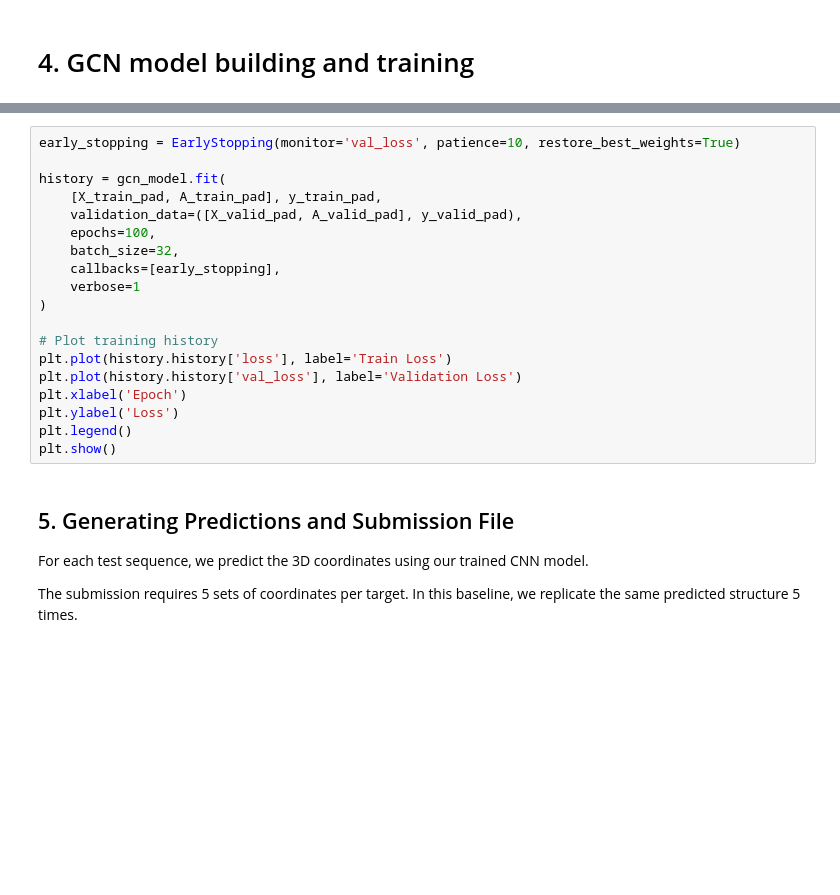
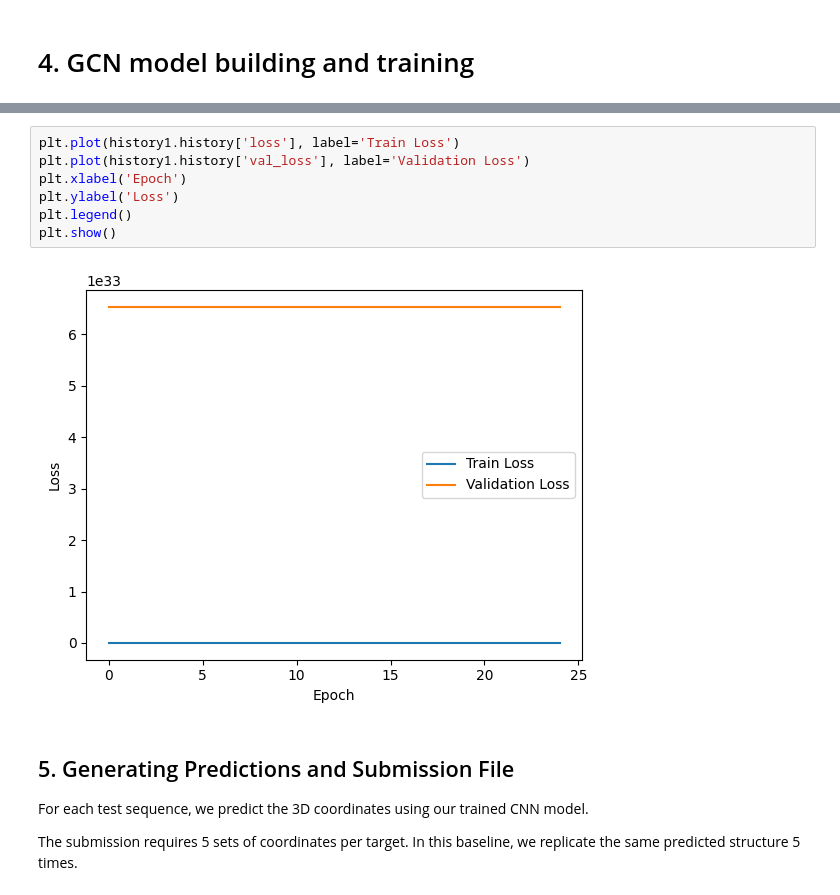
Before and after one commit to nisaral/DL_practice_grounds, a Jupyter notebook: stanford-rna-3d-unraveling-gcn-approach.ipynb, the cells around one changed output, grey strips where cells are left out. Cells and saved outputs as stored; diff of their text form; blank space fills up the shorter version.

```diff
--- a/stanford-rna-3d-unraveling-gcn-approach.ipynb
+++ b/stanford-rna-3d-unraveling-gcn-approach.ipynb
@@ -451,22 +821,12 @@ gcn_model.summary()
 # %%
-early_stopping = EarlyStopping(monitor='val_loss', patience=10, restore_best_weights=True)
-
-history = gcn_model.fit(
-    [X_train_pad, A_train_pad], y_train_pad,
-    validation_data=([X_valid_pad, A_valid_pad], y_valid_pad),
-    epochs=100,
-    batch_size=32,
-    callbacks=[early_stopping],
-    verbose=1
-)
-
-# Plot training history
-plt.plot(history.history['loss'], label='Train Loss')
-plt.plot(history.history['val_loss'], label='Validation Loss')
+plt.plot(history1.history['loss'], label='Train Loss')
+plt.plot(history1.history['val_loss'], label='Validation Loss')
 plt.xlabel('Epoch')
 plt.ylabel('Loss')
 plt.legend()
 plt.show()
+# %% [output]
+[figure, added]
 # %% [markdown]
 ## 5. Generating Predictions and Submission File
 
```
Also changed, not shown: parts of 16 cells of this notebook.
